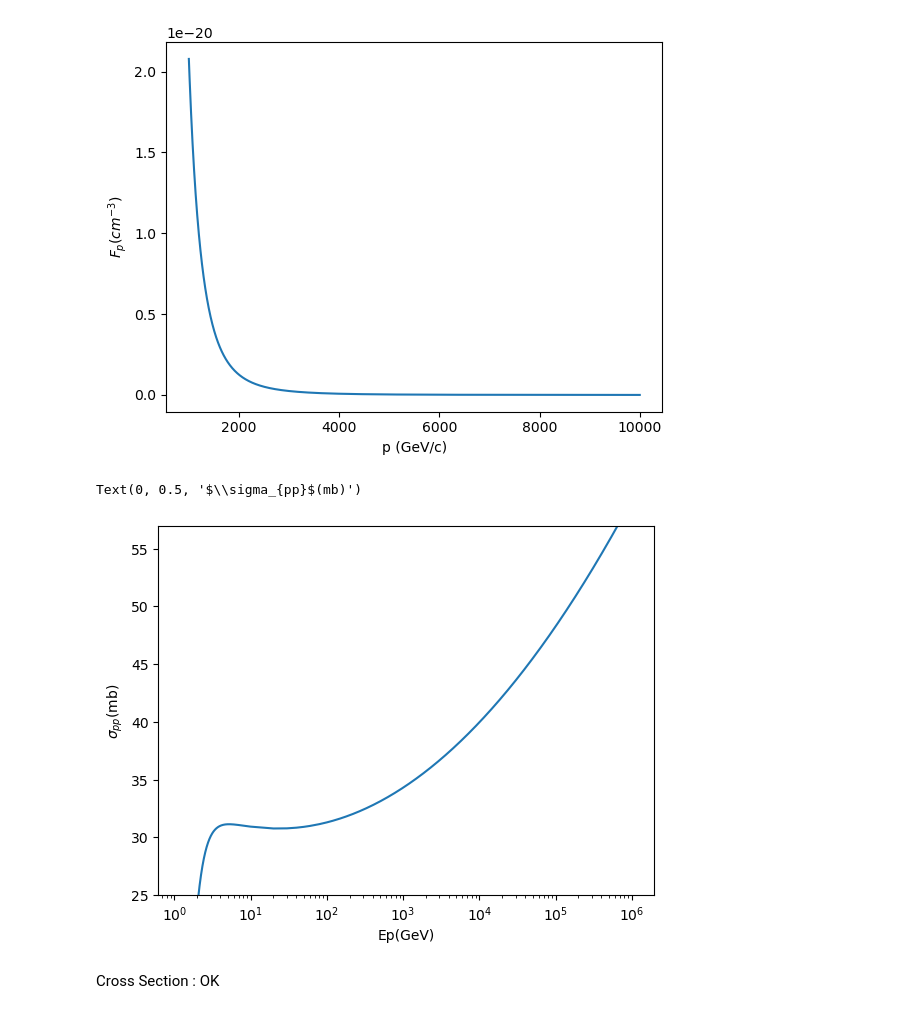
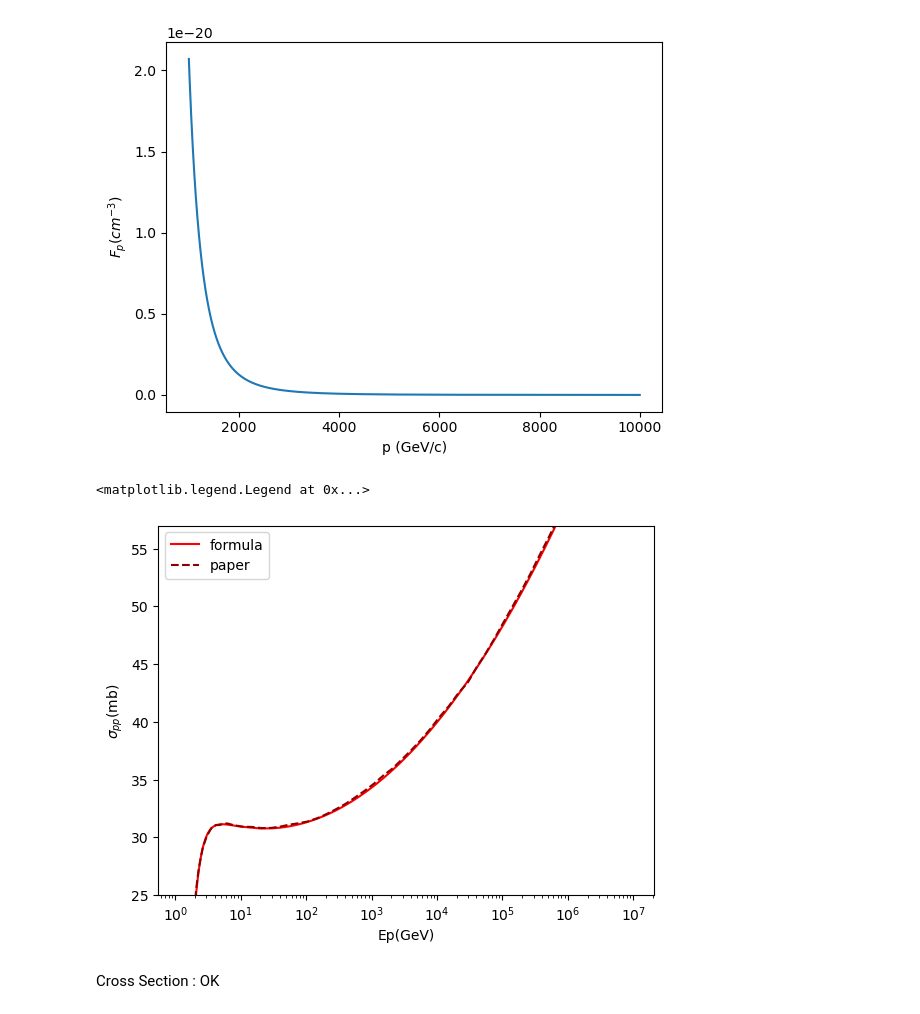
Before and after one commit to VictorCourvoisierGernigon/neutrino-gamma-flux-GOALS-galaxies, a Jupyter notebook: Tests.ipynb, the cells around one changed output. Drawn from its saved outputs; the diff is of its cells as text; code cells hidden in the pictures.

```diff
--- a/Tests.ipynb
+++ b/Tests.ipynb
@@ -115,19 +116,27 @@ plt.ylabel("$F_p$($cm^{-3}$)")
 Text(0, 0.5, '$F_p$($cm^{-3}$)')
 [figure]
 # %%
+datacrosssection=pd.read_csv('Dataset_Figure_11.csv',sep=';', header=None, names=['X','Y'])
+datacrosssection.X=datacrosssection.X.replace(',','.',regex=True)
+datacrosssection.Y=datacrosssection.Y.replace(',','.',regex=True)
+Xcs=datacrosssection.X.astype('float64')
+Ycs=datacrosssection.Y.astype('float64')
+
 Energy=np.linspace(1.22,10,1000000)
 Energy=np.delete(Energy,10)
 Energy=np.append(Energy,np.linspace(10,1e6,100000))
 
 sigmapp=cross_section(Energy)
-plt.plot(Energy,sigmapp)
+plt.plot(Energy,sigmapp,color='red',label='formula')
+plt.plot(Xcs,Ycs,color='darkred',linestyle='--',label='paper')
 plt.xscale('log')
 plt.ylim(25,57)
 plt.xlabel("Ep(GeV)")
 plt.ylabel("$\sigma_{pp}$(mb)")
+plt.legend()
 # %% [output]
-Text(0, 0.5, '$\\sigma_{pp}$(mb)')
+<matplotlib.legend.Legend at 0x...>
-[figure, old version]
+[figure, new version]
 # %% [markdown]
 Cross Section : OK
 # %%
```
Also changed, not shown: parts of 29 cells of this notebook.
